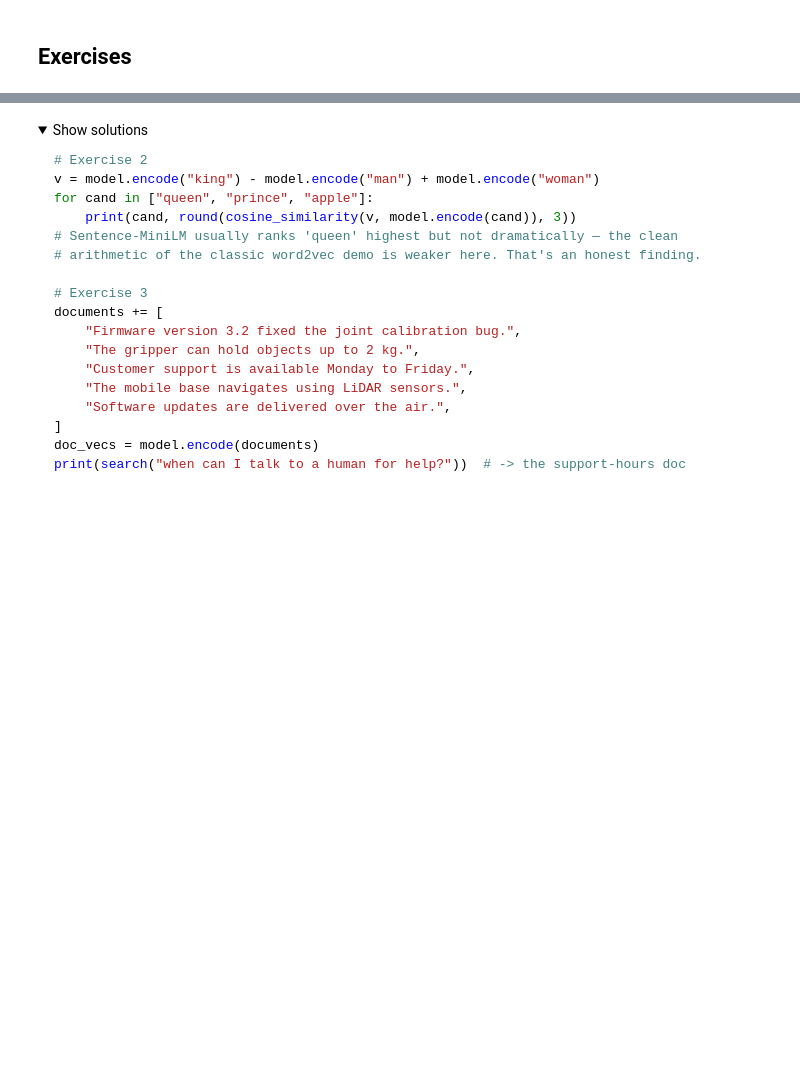
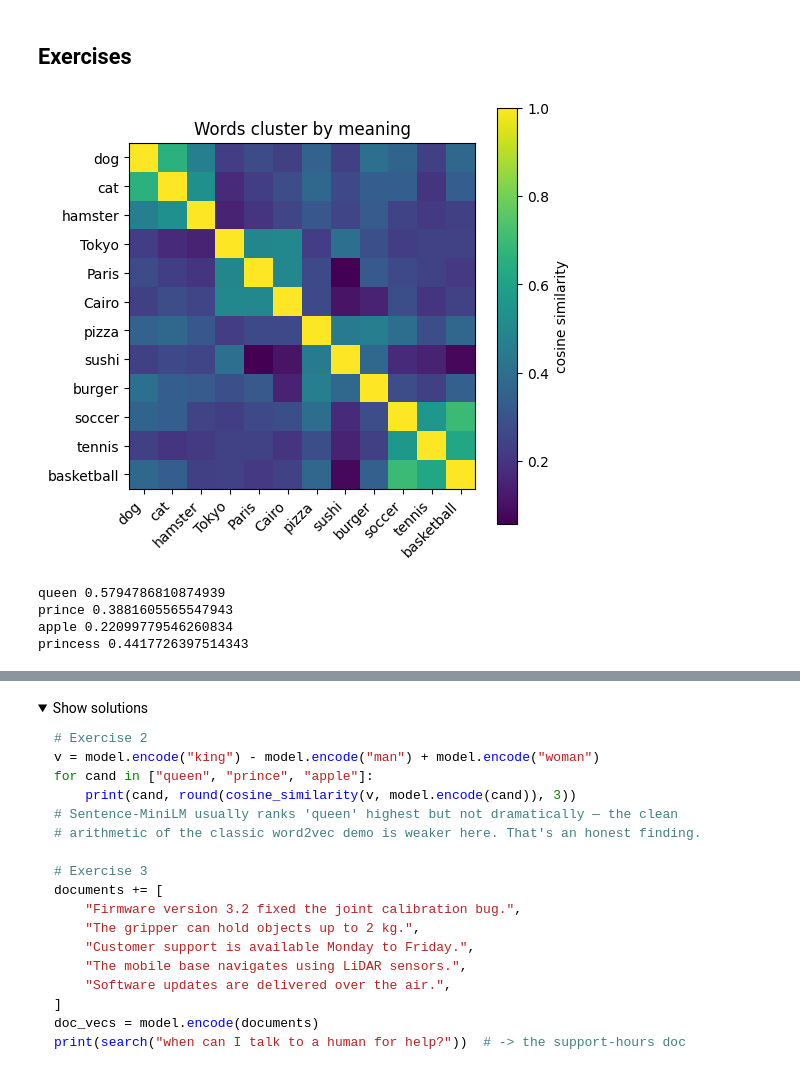
Before and after one commit to itaizg/rag-learning, a Jupyter notebook: 01_foundations/03_embeddings.ipynb, the cells around one changed output, grey strips where cells are left out. Saved outputs shown, nothing was run; the diff lists cells and outputs as text; code cells hidden in the pictures; folded sections open; blank space fills up the shorter version.

```diff
--- a/01_foundations/03_embeddings.ipynb
+++ b/01_foundations/03_embeddings.ipynb
@@ -134,10 +150,25 @@ for score, doc in search("how long does it run before needing power?"):
 # %%
 # Exercise 1 (Warm-up): Add a category
 # Task: Add three "sport" words (e.g. "tennis", "soccer", "chess") to the `words` list,
 #       re-embed, and regenerate the heatmap and PCA plot. Does a fourth cluster appear?
 # Hint: Just extend the list and update the `colors` list to match the new length.
 
 # YOUR CODE HERE
+words += ["soccer", "tennis", "basketball"]
+
+embeddings = model.encode(words)
+# Pairwise cosine similarity matrix.
+sim = np.array([[cosine_similarity(a, b) for b in embeddings] for a in embeddings])
+
+fig, ax = plt.subplots(figsize=(5.5, 5))
+im = ax.imshow(sim, cmap="viridis")
+ax.set_xticks(range(len(words))); ax.set_xticklabels(words, rotation=45, ha="right")
+ax.set_yticks(range(len(words))); ax.set_yticklabels(words)
+plt.colorbar(im, label="cosine similarity")
+ax.set_title("Words cluster by meaning")
+plt.tight_layout(); plt.show()
+# %% [output]
+[figure, added]
 # %%
 # Exercise 2 (Apply): Word analogies
 # Task: Test the famous "king - man + woman ~= queen" analogy. Embed all four words,
@@ -146,6 +177,19 @@ for score, doc in search("how long does it run before needing power?"):
 #       word2vec — report honestly whether it worked.
 
 # YOUR CODE HERE
+king_embedding = model.encode("king")
+man_embedding = model.encode("man")
+woman_embedding = model.encode("woman")
+
+
+v = king_embedding - man_embedding + woman_embedding
+for candidate in ["queen", "prince", "apple", "princess"]:
+    print(candidate, cosine_similarity(v, model.encode(candidate)))
+# %% [output]
+queen 0.5794786810874939
+prince 0.3881605565547943
+apple 0.22099779546260834
+princess 0.4417726397514343
 # %%
 # Exercise 3 (Extend): Mini-RAG retrieval
 # Task: Add 5 more documents to the `documents` list and write a query whose best answer
```
Also changed, not shown: parts of 5 cells of this notebook, 35 other files.
